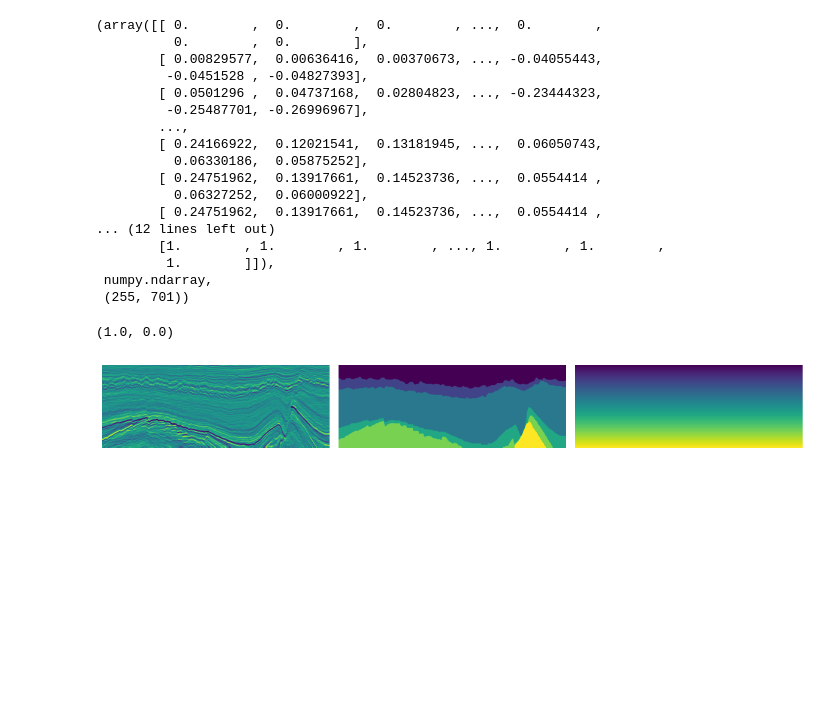
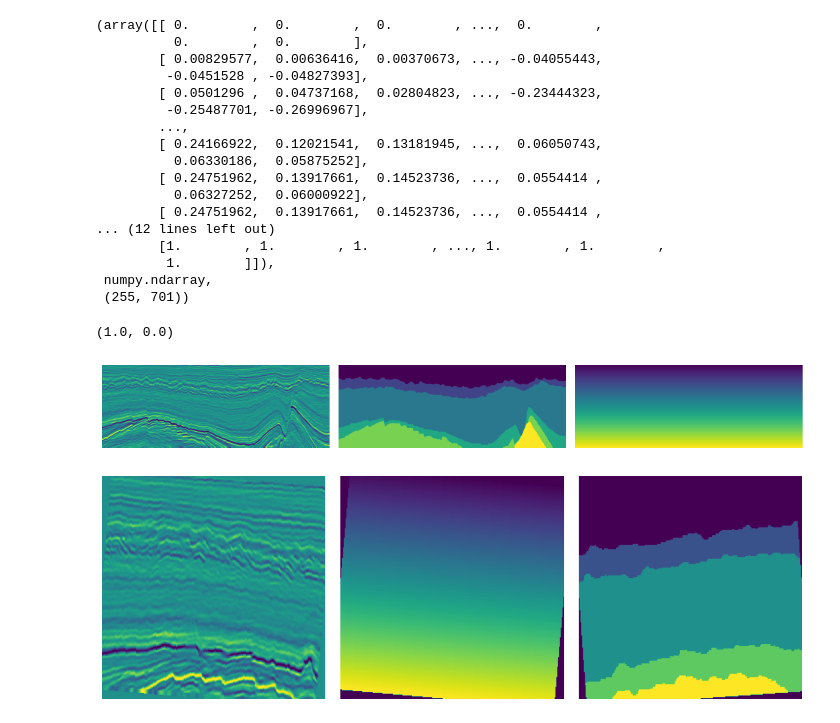
Before and after one commit to viniciuslsoares/UnetReplicate, a Jupyter notebook: data.ipynb, the cells around one changed output. Saved outputs shown, nothing was run; the diff lists cells and outputs as text; code cells hidden in the pictures; blank space fills up the shorter version.

Commit message:
V3 Dataset and Utils

```diff
--- a/data.ipynb
+++ b/data.ipynb
@@ -319,0 +135,24 @@ transform = ImageMaskCompose(image_transforms, mask_transforms)
+# %%
+data_dir = "data/images/train"
+mask_dir = "data/annotations/train"
+
+dataset = BasicDataset(data_dir=data_dir, mask_dir=mask_dir, transform=True)
+# %%
+idx = random.randint(0, len(dataset))
+
+data_teste, mask_teste = dataset[idx]['image'], dataset[idx]['mask']
+# %%
+fig, axs = plt.subplots(1, 3, figsize=(12, 4))
+
+axs[0].imshow(data_teste[0,:,:])
+axs[1].imshow(data_teste[1,:,:])
+axs[2].imshow(mask_teste[0])
+
+# Remove the axis labels
+for ax in axs:
+    ax.axis('off')
+
+plt.tight_layout()
+plt.show()
+# %% [output]
+[figure, added]
```
Also changed, not shown: parts of 9 cells of this notebook, 2 other files.
